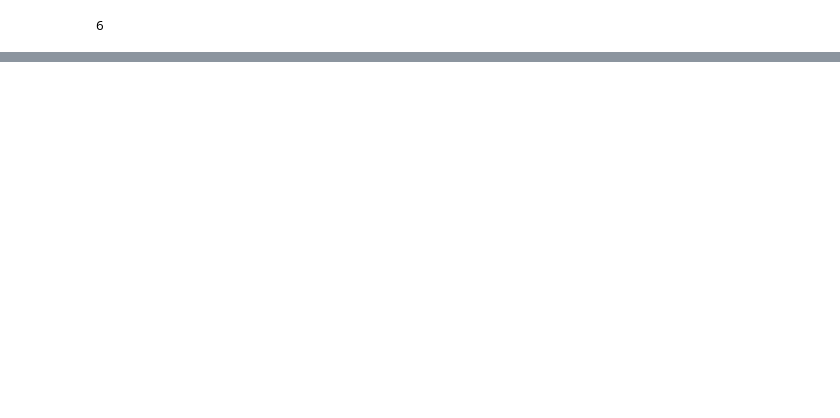
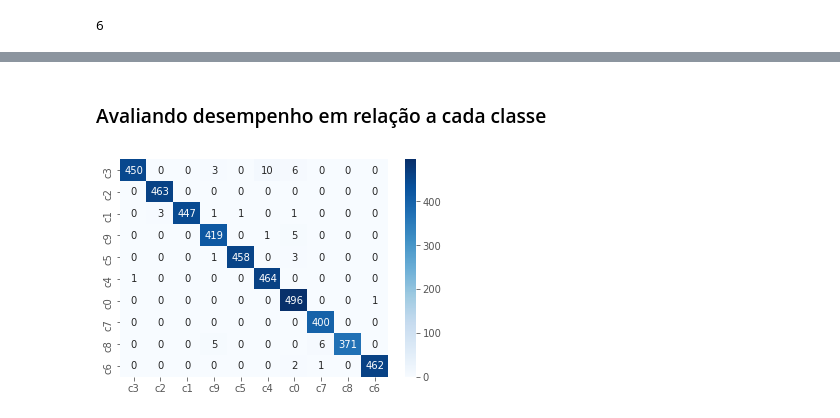
Before and after one commit to joaopamaral/tcc_puc_cdbd, a Jupyter notebook: Model_StateFarm_DistractedDriver.ipynb, the cells around one changed output, grey strips where cells are left out. Cells and saved outputs as stored; diff of their text form; code cells hidden in the pictures; blank space fills up the shorter version.

```diff
--- a/Model_StateFarm_DistractedDriver.ipynb
+++ b/Model_StateFarm_DistractedDriver.ipynb
@@ -398,3 +291,0 @@ list(os.walk('/kaggle/input/state-farm-distracted-driver-detection/imgs/train/*/
-# %%
-CLASS_NAMES = np.array([item.name for item in data_dir.glob('/kaggle/input/state-farm-distracted-driver-detection/imgs/train/*')])
-CLASS_NAMES
@@ -429,0 +356,8 @@ labeled_ds
+# %% [markdown]
+### Avaliando desempenho em relação a cada classe
+# %%
+predict_classes = new_model.predict_classes(validation_no_shuffe, batch_size=None)
+# %%
+sns.heatmap(tf.math.confusion_matrix(validation_no_shuffe.classes, predict_classes), annot=True, fmt="d", cmap=plt.cm.Blues, xticklabels=CLASS_NAMES, yticklabels=CLASS_NAMES);
+# %% [output]
+[figure, added]
```
Also changed, not shown: parts of 65 cells of this notebook, 3 other files.
